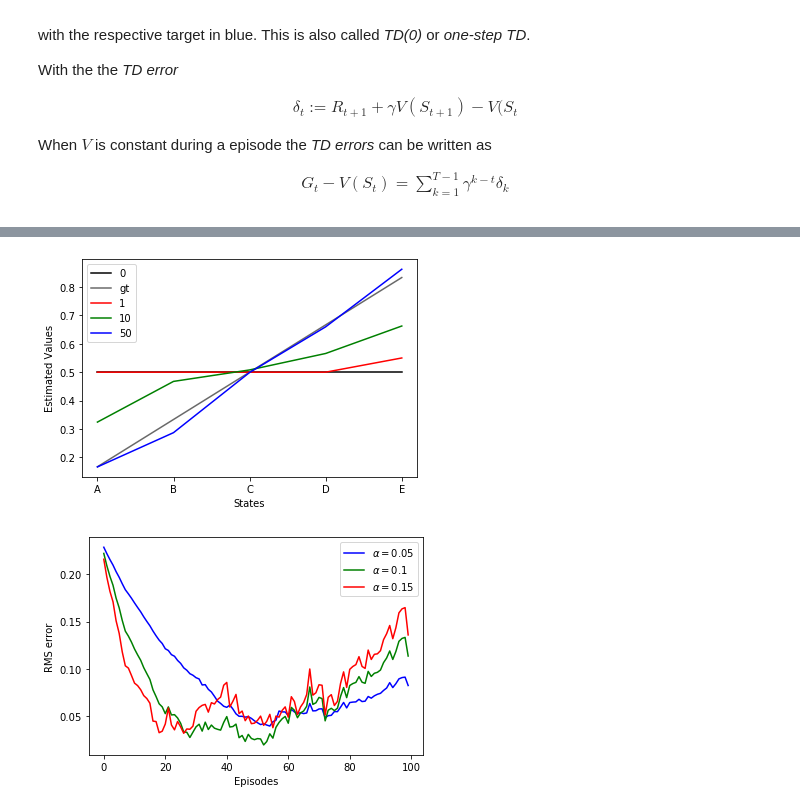
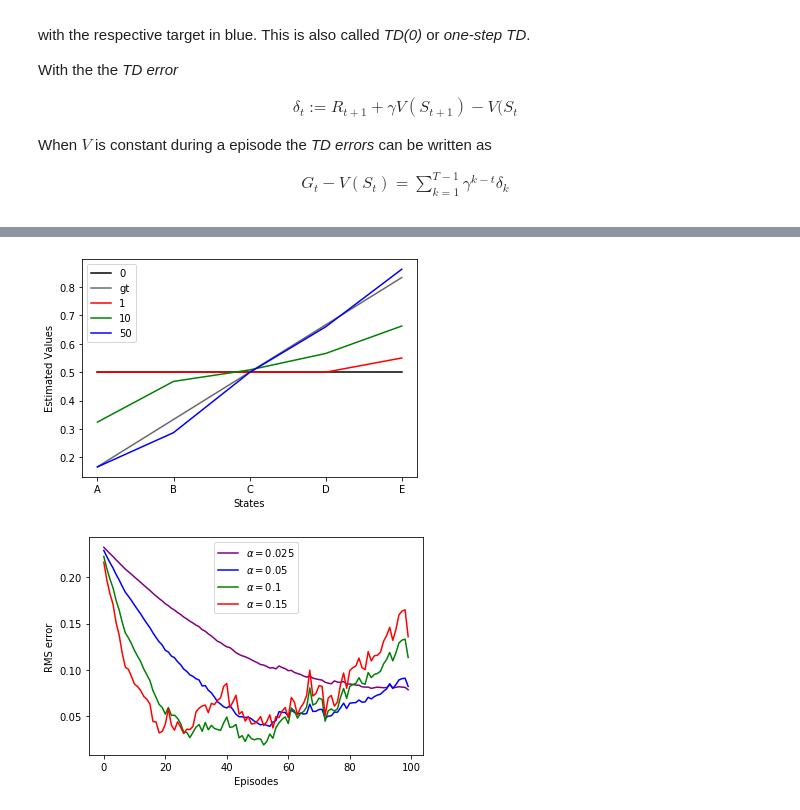
Before and after one commit to lochbrunner/reinforcement_learning, a Jupyter notebook: chapter_6/temporal_difference_learning.ipynb, the cells around one changed output, grey strips where cells are left out. Saved outputs shown, nothing was run; the diff lists cells and outputs as text; code cells hidden in the pictures.

```diff
--- a/chapter_6/temporal_difference_learning.ipynb
+++ b/chapter_6/temporal_difference_learning.ipynb
@@ -148,31 +148,32 @@ def random_walk_example():
     plt.xlabel('States')
     plt.ylabel('Estimated Values')
     plt.show()
 
     # parameter sweep
     trials = {
+        'purple': 0.025,
         'blue': 0.05,
         'green': 0.1,
         'red': 0.15,
     }
 
     for color, step_size in trials.items():
         errors = []
         env = RandomWalk()
         V = np.asarray([0.5]*5)
         for value in tabular_td0(environment=env, policy=policy, V=V, step_size=step_size, number_of_episodes=100, report_rate=1):
             error = np.sqrt(np.mean((gt_value - value)**2))
             errors.append(error)
 
         plt.plot(errors, color=color, label=f'$\\alpha = {step_size:0.2}$')
 
     plt.legend()
     plt.xlabel('Episodes')
     plt.ylabel('RMS error')
     plt.show()
 
 
 random_walk_example()
 # %% [output]
 [figure]
-[figure, old version]
+[figure, new version]
```
Also changed, not shown: parts of 5 cells of this notebook, 3 other files.
